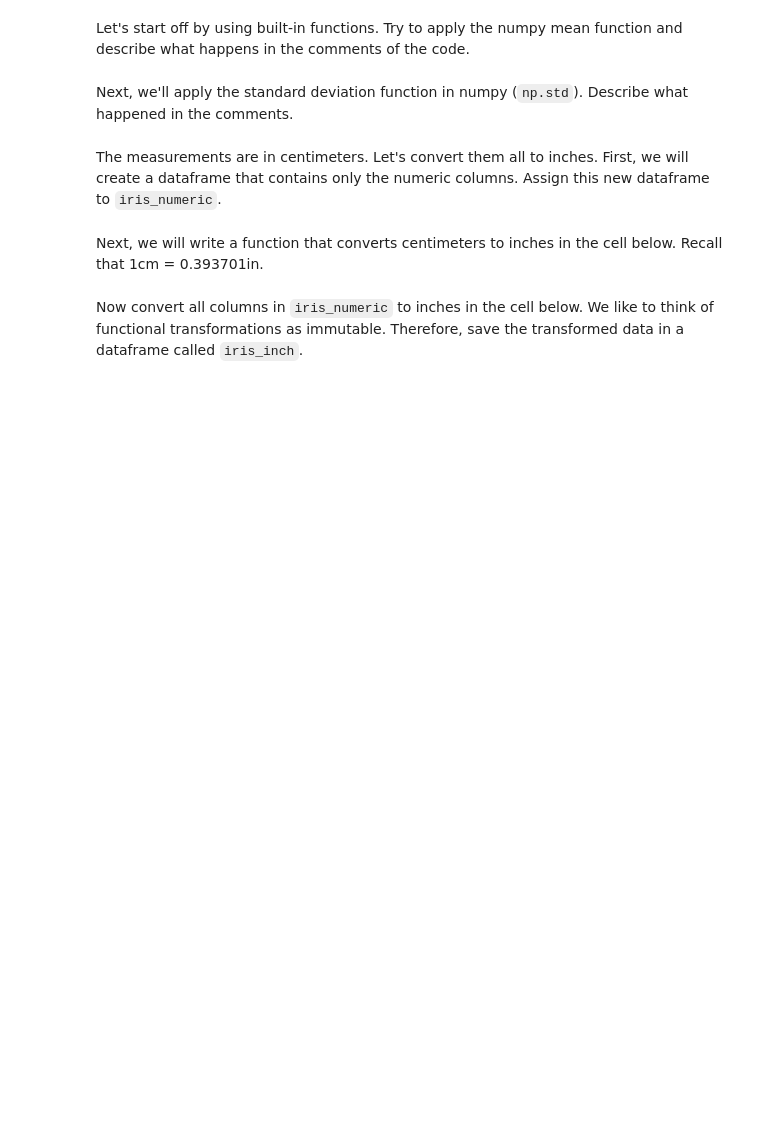
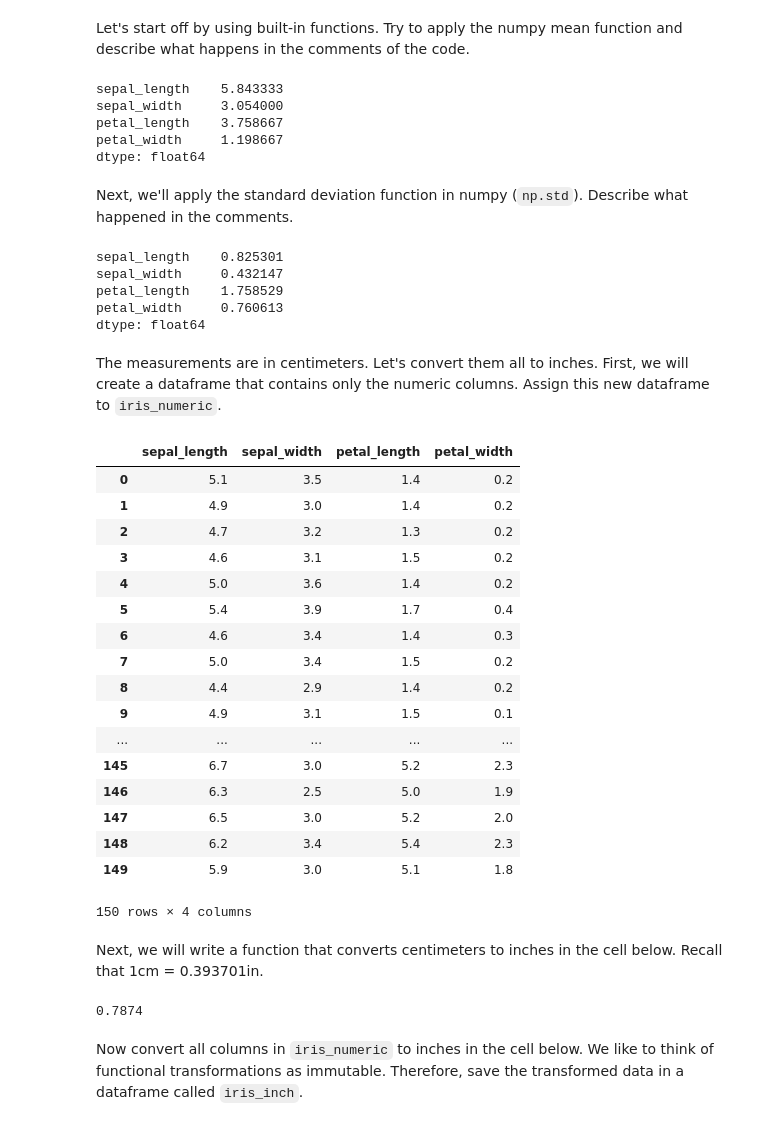
Before and after one commit to ta-datapt-bcn/lab-functional-programming, a Jupyter notebook: your-code/main.ipynb, the cells around one changed output. Saved outputs shown, nothing was run; the diff lists cells and outputs as text; code cells hidden in the pictures; blank space fills up the shorter version.

```diff
--- a/your-code/main.ipynb
+++ b/your-code/main.ipynb
@@ -104,5 +144,14 @@ Let's look at the dataset using the `head` function.
 Let's start off by using built-in functions. Try to apply the numpy mean function and describe what happens in the comments of the code.
 # %%
 # Your code here:
+import numpy as np
+
+np.mean(iris)
+# %% [output]
+sepal_length    5.843333
+sepal_width     3.054000
+petal_length    3.758667
+petal_width     1.198667
+dtype: float64
 # %% [markdown]
 Next, we'll apply the standard deviation function in numpy (`np.std`). Describe what happened in the comments.
@@ -111,7 +158,40 @@ Next, we'll apply the standard deviation function in numpy (`np.std`). Describe
+# %%
+# Your code here: Gave the std deviation of which column
+
+np.std(iris)
+# %% [output]
+sepal_length    0.825301
+sepal_width     0.432147
+petal_length    1.758529
+petal_width     0.760613
+dtype: float64
 # %% [markdown]
 The measurements are in centimeters. Let's convert them all to inches. First, we will create a dataframe that contains only the numeric columns. Assign this new dataframe to `iris_numeric`.
 # %%
 # Your code here:
+import pandas as pd
+
+iris_numeric = iris.iloc[:,:-1]
+iris_numeric
+# %% [output]
+|  | sepal_length | sepal_width | petal_length | petal_width |
+| 0 | 5.1 | 3.5 | 1.4 | 0.2 |
+| 1 | 4.9 | 3.0 | 1.4 | 0.2 |
+| 2 | 4.7 | 3.2 | 1.3 | 0.2 |
+| 3 | 4.6 | 3.1 | 1.5 | 0.2 |
+| 4 | 5.0 | 3.6 | 1.4 | 0.2 |
+| 5 | 5.4 | 3.9 | 1.7 | 0.4 |
+| 6 | 4.6 | 3.4 | 1.4 | 0.3 |
+| 7 | 5.0 | 3.4 | 1.5 | 0.2 |
+| 8 | 4.4 | 2.9 | 1.4 | 0.2 |
+| 9 | 4.9 | 3.1 | 1.5 | 0.1 |
+| ... | ... | ... | ... | ... |
+| 145 | 6.7 | 3.0 | 5.2 | 2.3 |
+| 146 | 6.3 | 2.5 | 5.0 | 1.9 |
+| 147 | 6.5 | 3.0 | 5.2 | 2.0 |
+| 148 | 6.2 | 3.4 | 5.4 | 2.3 |
+| 149 | 5.9 | 3.0 | 5.1 | 1.8 |
+150 rows × 4 columns
 # %% [markdown]
 Next, we will write a function that converts centimeters to inches in the cell below. Recall that 1cm = 0.393701in.
 # %%
@@ -124,6 +204,12 @@ def cm_to_in(x):
     # Sample Output: 0.393701
 
     # Your code here:
+    x = x * 0.39370
+    return x
+
+cm_to_in(2)
+# %% [output]
+0.7874
 # %% [markdown]
 Now convert all columns in `iris_numeric` to inches in the cell below. We like to think of functional transformations as immutable. Therefore, save the transformed data in a dataframe called `iris_inch`.
 # %%
```
Also changed, not shown: parts of 10 cells of this notebook, 4 other files.
